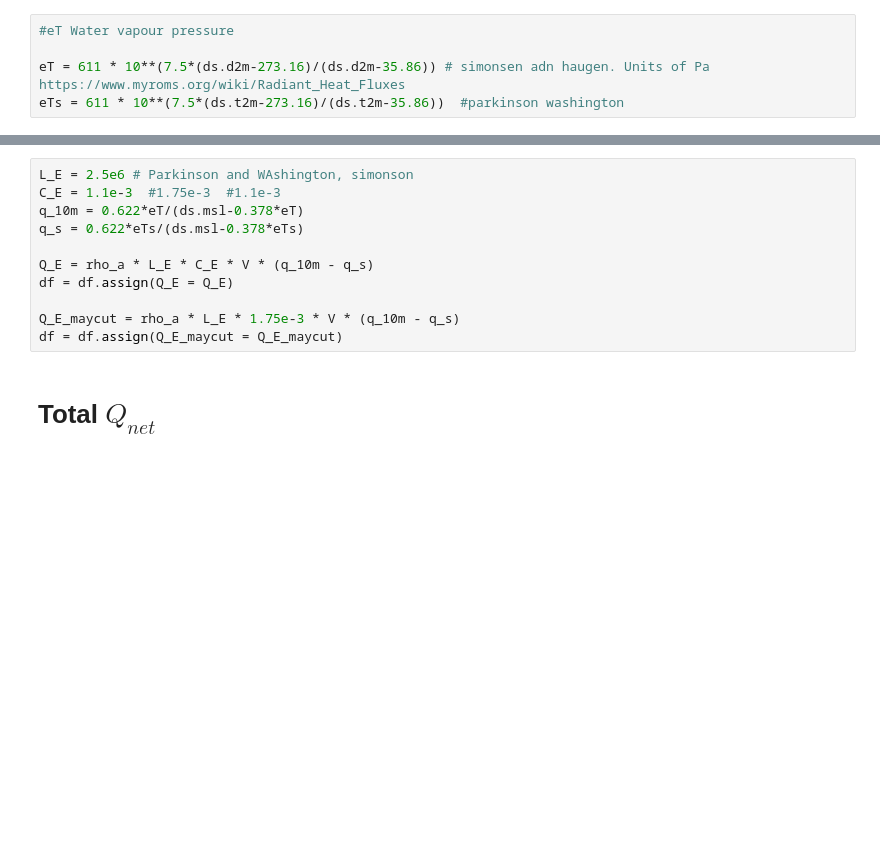
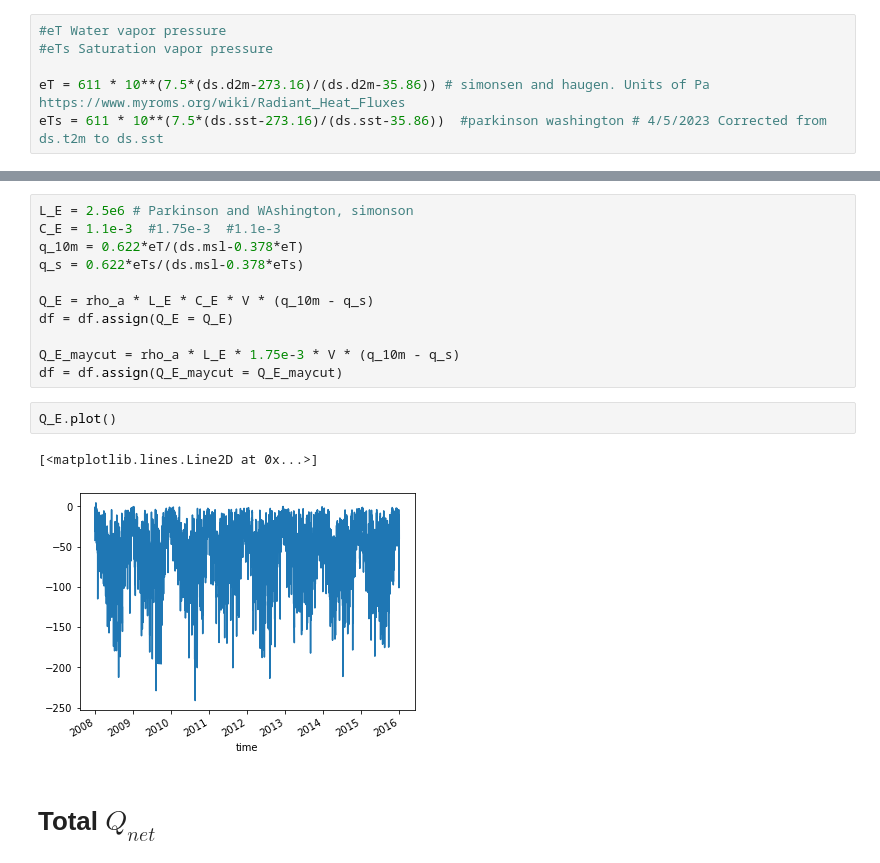
Before and after one commit to unamiller/TNB-heat-flux-calculate, a Jupyter notebook: heat_flux_calculate_ERA5_single_level.ipynb, the cells around one changed output, grey strips where cells are left out. Cells and saved outputs as stored; diff of their text form; blank space fills up the shorter version.

Commit message:
corrected errors found by Hyun A

```diff
--- a/heat_flux_calculate_ERA5_single_level.ipynb
+++ b/heat_flux_calculate_ERA5_single_level.ipynb
@@ -139,5 +134,6 @@ plt.gca().tick_params(axis='x',labelsize=10,labelrotation=30)
 # %%
-#eT Water vapour pressure
+#eT Water vapor pressure
+#eTs Saturation vapor pressure
 
-eT = 611 * 10**(7.5*(ds.d2m-273.16)/(ds.d2m-35.86)) # simonsen adn haugen. Units of Pa https://www.myroms.org/wiki/Radiant_Heat_Fluxes
-eTs = 611 * 10**(7.5*(ds.t2m-273.16)/(ds.t2m-35.86))  #parkinson washington
+eT = 611 * 10**(7.5*(ds.d2m-273.16)/(ds.d2m-35.86)) # simonsen and haugen. Units of Pa https://www.myroms.org/wiki/Radiant_Heat_Fluxes
+eTs = 611 * 10**(7.5*(ds.sst-273.16)/(ds.sst-35.86))  #parkinson washington # 4/5/2023 Corrected from ds.t2m to ds.sst
@@ -247,6 +219,11 @@ df = df.assign(Q_E = Q_E)
 
 Q_E_maycut = rho_a * L_E * 1.75e-3 * V * (q_10m - q_s)
 df = df.assign(Q_E_maycut = Q_E_maycut)
+# %%
+Q_E.plot()
+# %% [output]
+[<matplotlib.lines.Line2D at 0x...>]
+[figure, added]
 # %% [markdown]
 # Total $Q_{net}$
 # %%
```
Also changed, not shown: parts of 14 cells of this notebook.
